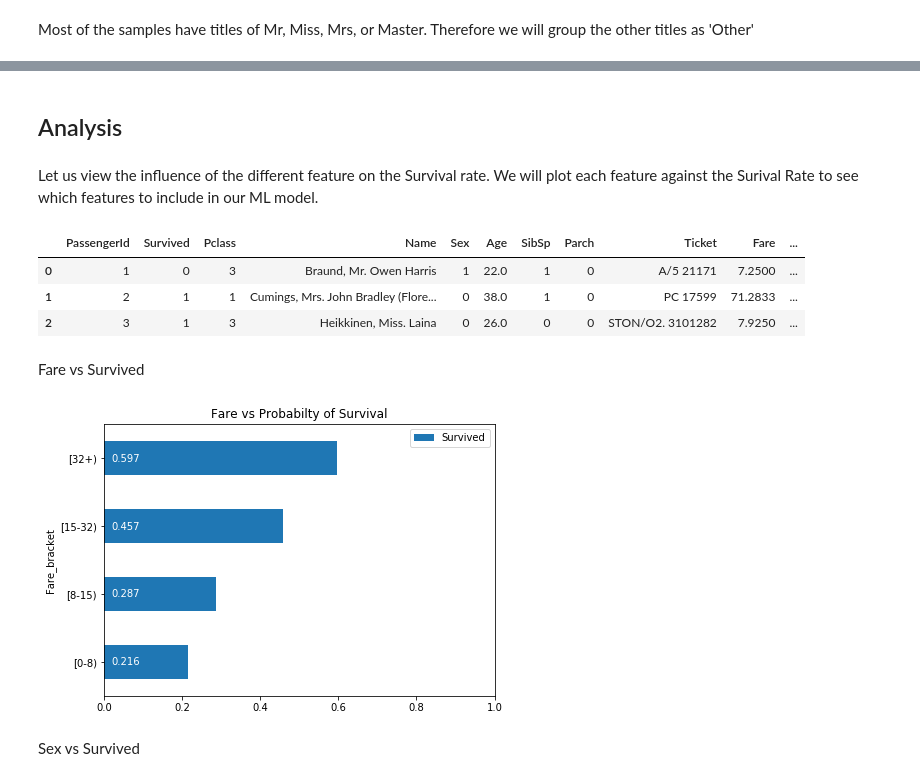
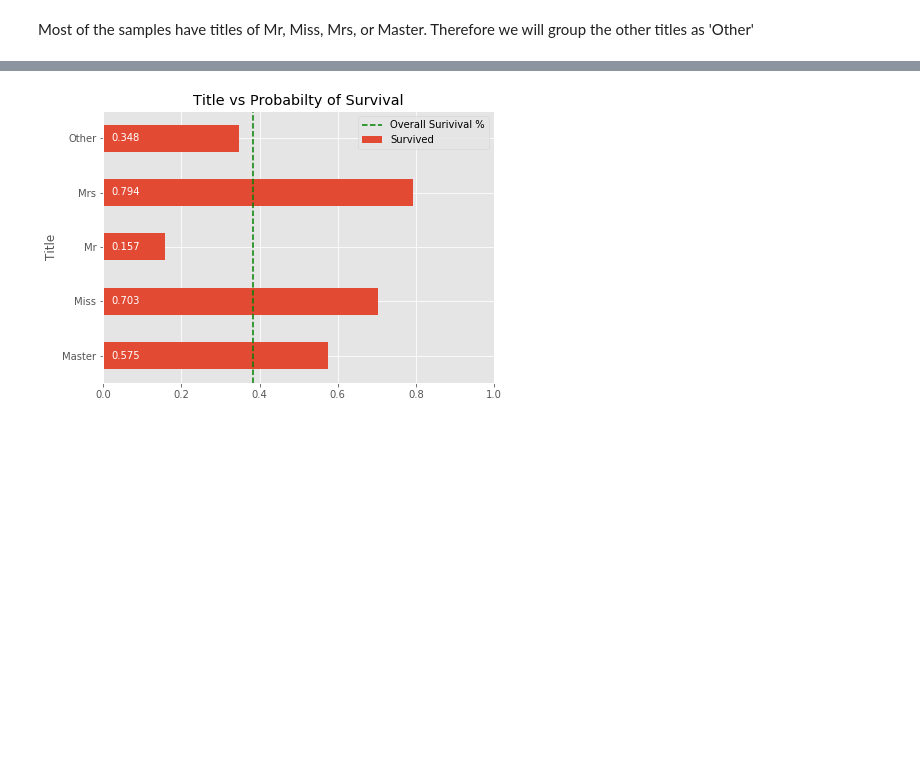
Before and after one commit to JayRajasekharan/Machine-Learning, a Jupyter notebook: Titanic/Titanic.ipynb, the cells around one changed output, grey strips where cells are left out. Drawn from its saved outputs; the diff is of its cells as text; code cells hidden in the pictures; blank space fills up the shorter version.

```diff
--- a/Titanic/Titanic.ipynb
+++ b/Titanic/Titanic.ipynb
@@ -315,0 +161,3 @@ Let's transform the `Fare` variable into a categorical field based on the quarti
+# %%
+pct_survived = train_df.Survived.mean()
+print (pct_survived)
@@ -315,0 +168,14 @@ Let's transform the `Fare` variable into a categorical field based on the quarti
+# %%
+def plot_helper (dataframe, title, baseline):
+    '''
+    Helper funcion for plotting
+    '''
+    ax = dataframe.plot(kind = "barh", figsize =(7,5), xlim=(0.0,1.0))
+    ax.set_title (title)
+    ax.axvline(x=baseline, color ='g',linestyle='--', label='Overall Surivival %')
+    ax.legend()
+    for p in ax.patches:
+        ax.annotate (str(round(p.get_width(),3)),
+                     xy=(p.get_x()+0.02, p.get_y()+p.get_height()/2.5),
+                     color = "white" )
+    plt.show()
@@ -383,35 +461,5 @@ Name: Sex, dtype: int64
-# %% [markdown]
-## Analysis
-# %% [markdown]
-Let us view the influence of the different feature on the Survival rate. We will plot each feature against the Surival Rate to see which features to include in our ML model.
-# %%
-#Let us remid ourselves of the training dataset:
-train_df.head(3)
-# %% [output]
-|  | PassengerId | Survived | Pclass | Name | Sex | Age | SibSp | Parch | Ticket | Fare | ... |
-| 0 | 1 | 0 | 3 | Braund, Mr. Owen Harris | 1 | 22.0 | 1 | 0 | A/5 21171 | 7.2500 | ... |
-| 1 | 2 | 1 | 1 | Cumings, Mrs. John Bradley (Flore... | 0 | 38.0 | 1 | 0 | PC 17599 | 71.2833 | ... |
-| 2 | 3 | 1 | 3 | Heikkinen, Miss. Laina | 0 | 26.0 | 0 | 0 | STON/O2. 3101282 | 7.9250 | ... |
-# %%
-def plot_helper (dataframe, title):
-    '''
-    Helper funcion for plotting
-    '''
-    ax = dataframe.plot(kind = "barh", figsize =(7,5), xlim=(0.0,1.0))
-    #ax.set_xlabel (x_label)
-    ax.set_title (title)
-
-    for p in ax.patches:
-        ax.annotate (str(round(p.get_width(),3)),
-                     xy=(p.get_x()+0.02, p.get_y()+p.get_height()/2.5),
-                     color = "white" )
-    plt.show()
-# %% [markdown]
-Fare vs Survived
 # %%
-plot_helper(train_df[['Fare_bracket','Survived']].groupby(['Fare_bracket']).mean(),
-            "Fare vs Probabilty of Survival")
+plot_helper(train_df[['Title','Survived']].groupby(['Title']).mean(),
+            "Title vs Probabilty of Survival", pct_survived)
 # %% [output]
-[figure, old version]
+[figure, new version]
-# %% [markdown]
-Sex vs Survived
```
Also changed, not shown: parts of 141 cells of this notebook, 3 other files.
